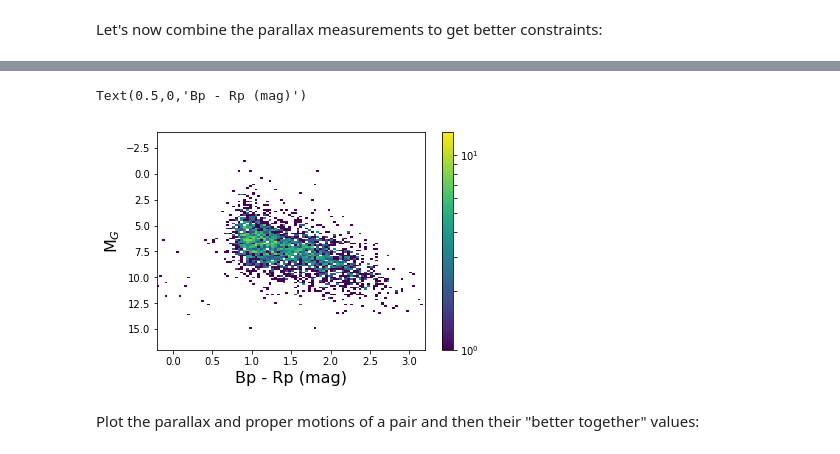
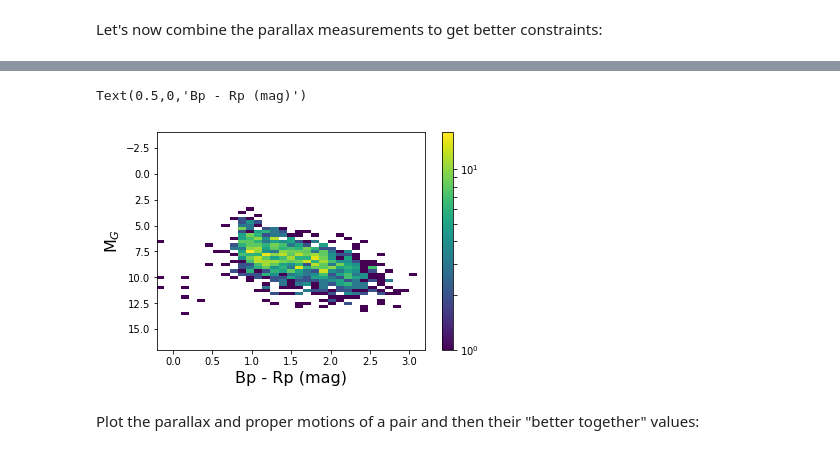
Before and after one commit to megbedell/kepler-pairs, a Jupyter notebook: notebooks/bettertogether.ipynb, the cells around one changed output, grey strips where cells are left out. Cells and saved outputs as stored; diff of their text form; code cells hidden in the pictures.

Commit message:
comparison plots and tidying up

```diff
--- a/notebooks/bettertogether.ipynb
+++ b/notebooks/bettertogether.ipynb
@@ -118,9 +126,9 @@ for i in tqdm(range(len(nonzero_mask))):
         continue
     chisq_nonzero1 = chisq_nonzero(star1)
     chisq_nonzero2 = chisq_nonzero(star2)
-    if (chisq_nonzero1 >= 100) and (chisq_nonzero2 >= 100):
-        if (star1['parallax'] >= 0.) and (star2['parallax'] >= 0.):
-            nonzero_mask[i] = True
+    if (chisq_nonzero1 >= 100) and (chisq_nonzero2 >= 100): # PMs are non-zero
+        #if (star1['parallax'] >= 0.) and (star2['parallax'] >= 0.): # positive plx
+        nonzero_mask[i] = True
 # %%
 np.sum(nonzero_mask)
 # %% [output]
@@ -172,0 +170,3 @@ inds = ((gmag1 - gmag2) >= 2.) #& (bp_rp1 <= 1.0)
+# %%
+pairs_indfaints, pairs_indbrights = np.genfromtxt('../data/bettertogetherpairs.txt',
+                                                  delimiter=',', unpack=True, dtype='i')
@@ -172,0 +175,2 @@ inds = ((gmag1 - gmag2) >= 2.) #& (bp_rp1 <= 1.0)
+# %%
+(plx_snr1, plx_snr2) = read_match_attr(pairs_indfaints, pairs_indbrights, 'parallax_over_error')
@@ -173,3 +185,5 @@ inds = ((gmag1 - gmag2) >= 2.) #& (bp_rp1 <= 1.0)
+# %%
+inds = ((plx_snr2) >= 10.) & (plx_snr1 <= 5.)
 # %%
 np.sum(inds)
 # %% [output]
@@ -250,14 +263,14 @@ plt.savefig('colormag_after.pdf')
 # %%
 from matplotlib.colors import LogNorm
-plt.hist2d(bp_rp1[np.isfinite(bp_rp1)], better_absg1[np.isfinite(bp_rp1)], bins=100, norm=LogNorm())
+plt.hist2d(bp_rp1[np.isfinite(bp_rp1)], better_absg1[np.isfinite(bp_rp1)], bins=50, norm=LogNorm())
 plt.colorbar()
 plt.ylim([17,-4])
 plt.xlim([-0.2, 3.2])
 plt.ylabel('M$_G$', fontsize=16)
 plt.xlabel('Bp - Rp (mag)', fontsize=16)
 # %% [output]
 Text(0.5,0,'Bp - Rp (mag)')
-[figure, old version]
+[figure, new version]
 # %% [markdown]
 Plot the parallax and proper motions of a pair and then their "better together" values:
 # %%
```
Also changed, not shown: parts of 44 cells of this notebook, 1 other file.
